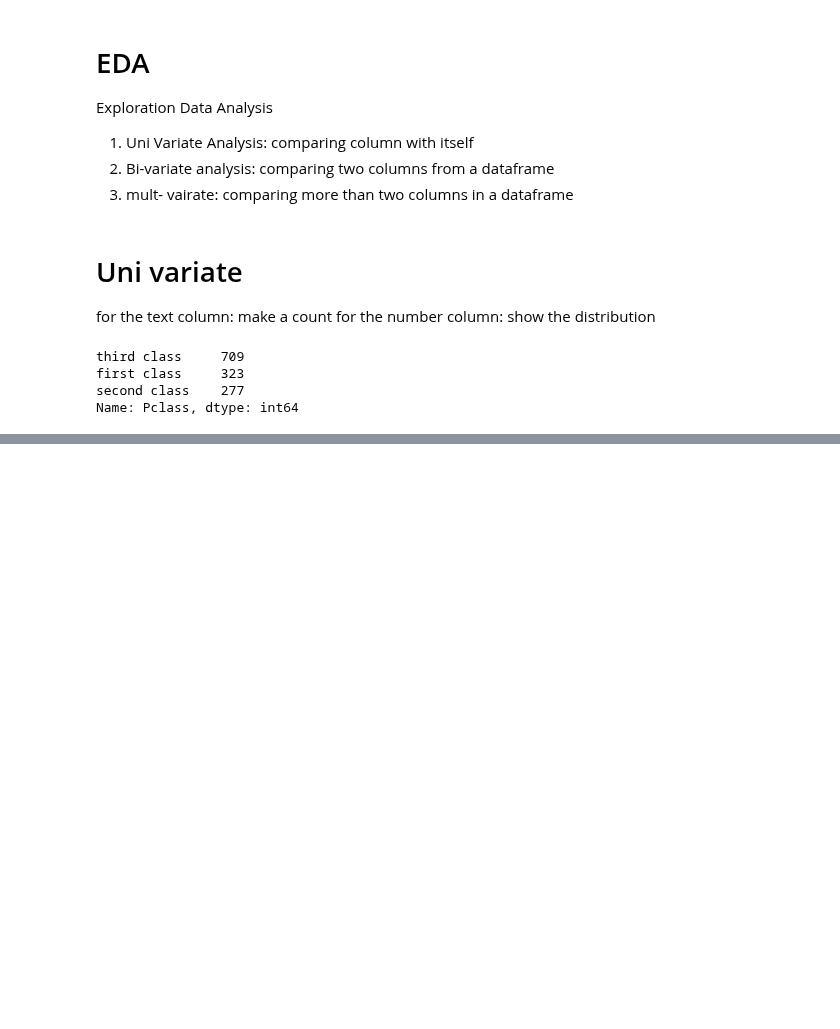
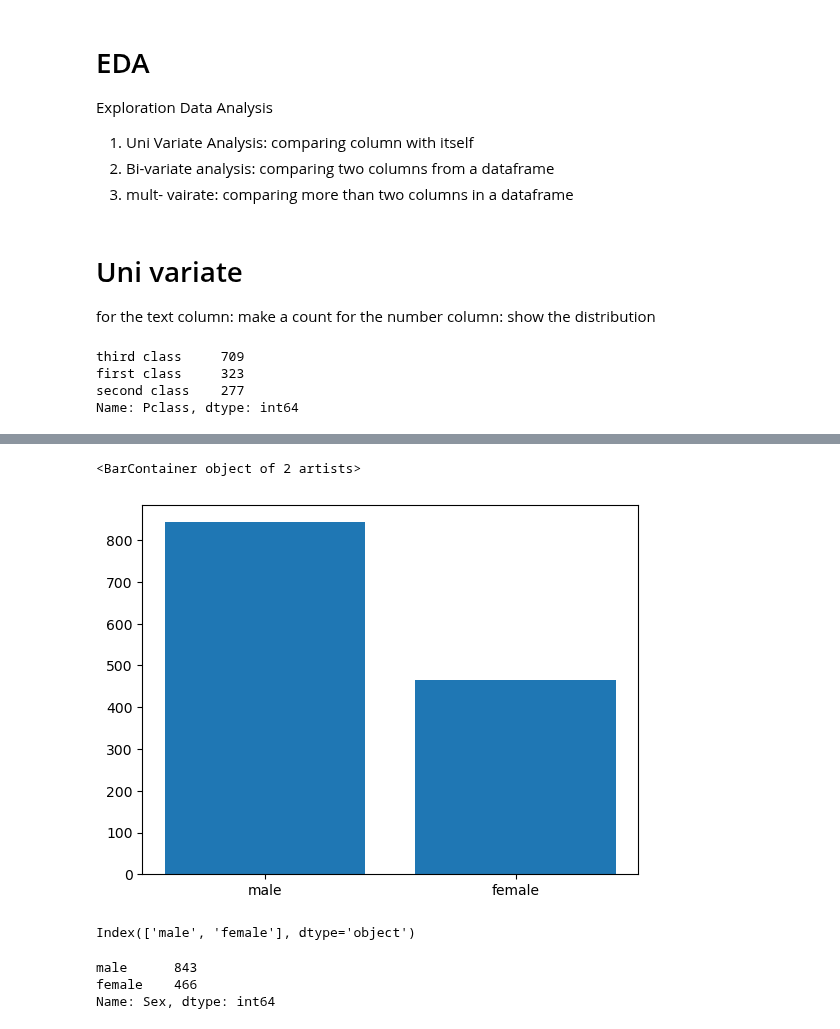
Before and after one commit to kazeemolaitanmusbau/Postgresql-Works, a Jupyter notebook: Untitled2.ipynb, the cells around one changed output, grey strips where cells are left out. Cells and saved outputs as stored; diff of their text form; code cells hidden in the pictures; blank space fills up the shorter version.

```diff
--- a/Untitled2.ipynb
+++ b/Untitled2.ipynb
@@ -155,0 +167,17 @@ Name: Pclass, dtype: int64
+# %%
+# matplot illustration
+sex_count=df["Sex"].value_counts()
+plt.bar(x=sex_count.index, height=sex_count.values)
+# %% [output]
+<BarContainer object of 2 artists>
+[figure, added]
+# %%
+sex_count.index
+# %% [output]
+Index(['male', 'female'], dtype='object')
+# %%
+sex_count
+# %% [output]
+male      843
+female    466
+Name: Sex, dtype: int64
```
Also changed, not shown: parts of 1 cell of this notebook.
